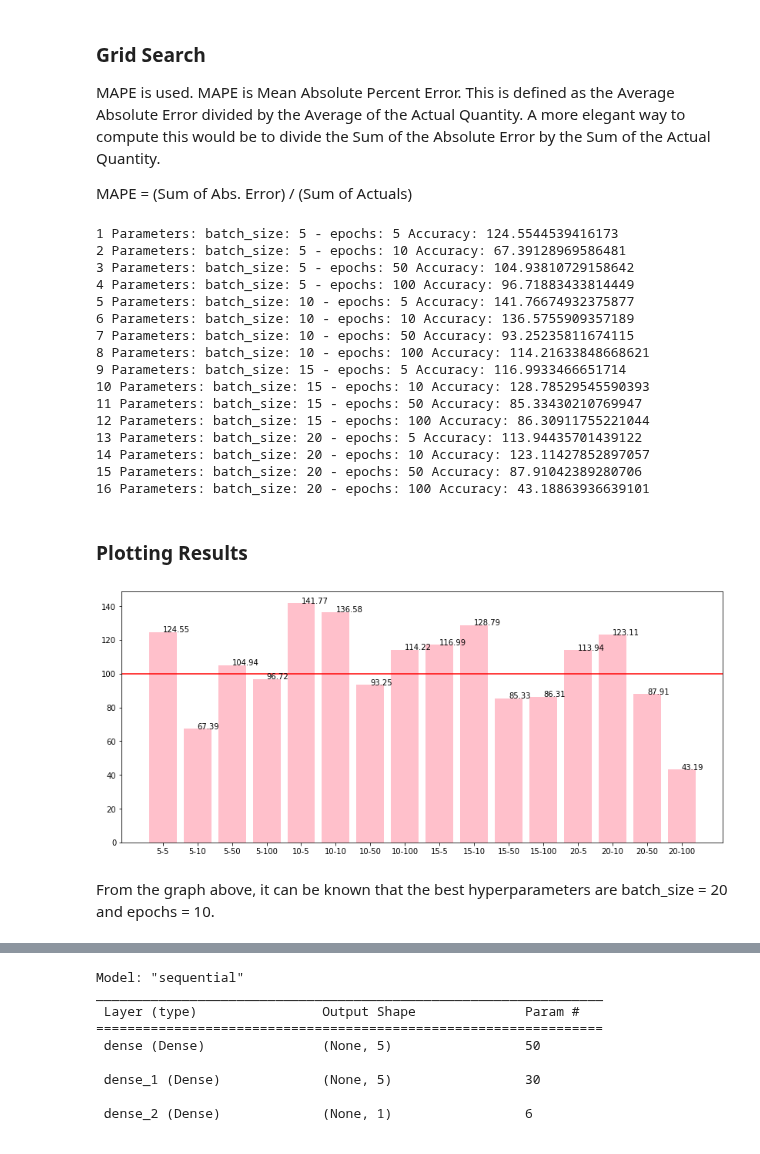
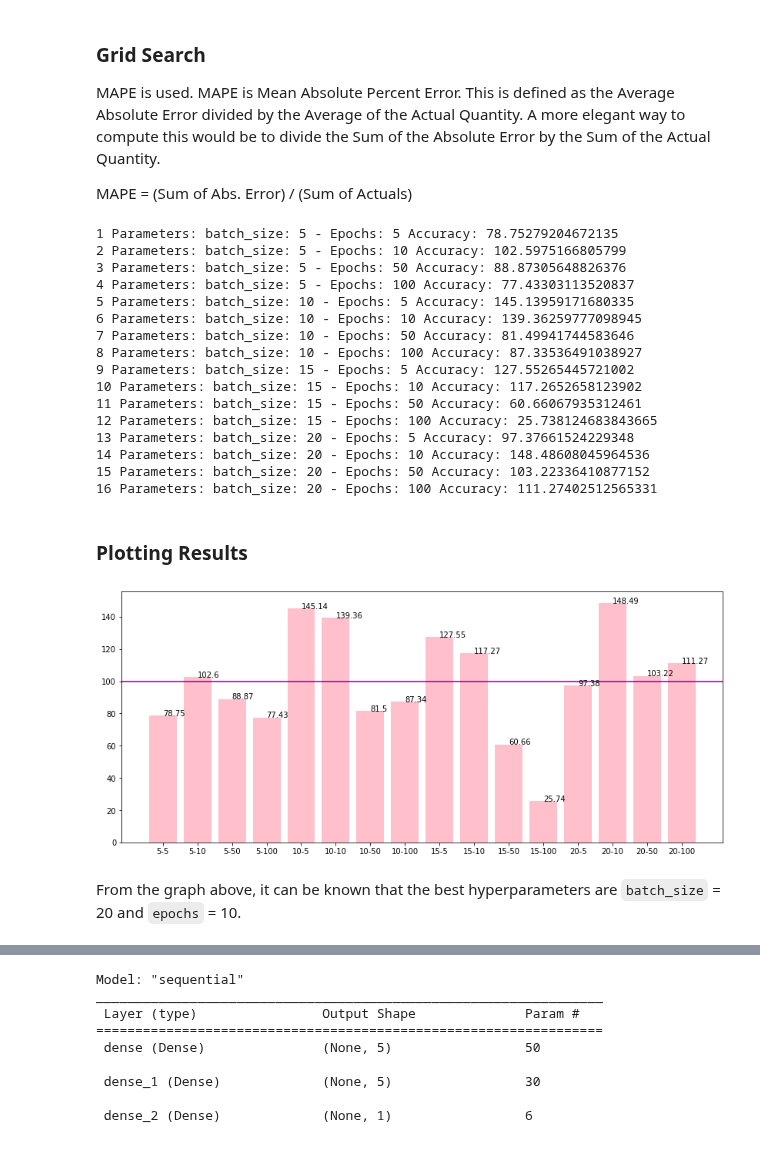
Before and after one commit to lianaling/bike-rental-forecast, a Jupyter notebook: notebooks/ArtificialNeuralNetworks.ipynb, the cells around one changed output, grey strips where cells are left out. Drawn from its saved outputs; the diff is of its cells as text; code cells hidden in the pictures.

Commit message:
Trained two models

```diff
--- a/notebooks/ArtificialNeuralNetworks.ipynb
+++ b/notebooks/ArtificialNeuralNetworks.ipynb
@@ -125,21 +138,21 @@ MAPE is used. MAPE is Mean Absolute Percent Error. This is defined as the Averag
 
 MAPE = (Sum of Abs. Error) / (Sum of Actuals)
 # %%
-# Defining a function to find the best parameters for ANN
-def FunctionFindBestParams(X_train, y_train, X_test, y_test):
+# Find the best parameters for ANN
+def find_best_params(X_train, y_train, X_test, y_test):
 
     # Defining the list of hyper parameters to try
     batch_size_list = [5, 10, 15, 20]
     epoch_list = [5, 10, 50, 100]
 
-    SearchResultsData=pd.DataFrame(columns=['TrialNumber', 'Parameters', 'Accuracy'])
+    results = pd.DataFrame(columns=['trial_num', 'param', 'accuracy'])
 
-    # initializing the trials
-    trial_number=0
+    # Initialising the trials
+    trial_number = 0
     for batch_size_trial in batch_size_list:
         for epochs_trial in epoch_list:
             trial_number += 1
-            # create ANN model
+            # Create ANN model
             model = Sequential()
 
             # Defining the first layer of the model
@@ -159,30 +172,30 @@ def FunctionFindBestParams(X_train, y_train, X_test, y_test):
 
             MAPE = np.mean(100 * (np.abs(y_test-model.predict(X_test))/y_test))
 
-            # printing the results of the current iteration
-            print(trial_number, 'Parameters:','batch_size:', batch_size_trial,'-', 'epochs:',epochs_trial, 'Accuracy:', 100 - MAPE)
+            # Printing the results of the current iteration
+            print(trial_number, 'Parameters:','batch_size:', batch_size_trial,'-', 'Epochs:',epochs_trial, 'Accuracy:', 100 - MAPE)
 
-            SearchResultsData = SearchResultsData.append(pd.DataFrame(data=[[trial_number, str(batch_size_trial)+'-'+str(epochs_trial), 100-MAPE]], columns=['TrialNumber', 'Parameters', 'Accuracy'] ))
+            results = results.append(pd.DataFrame(data=[[trial_number, str(batch_size_trial)+'-'+str(epochs_trial), 100-MAPE]], columns=['trial_num', 'param', 'accuracy'] ))
 
-    return(SearchResultsData)
+    return(results)
 
-ResultsData = FunctionFindBestParams(X_train_no_trans, y_train_no_trans, X_test_no_trans, y_test_no_trans)
+results_no = find_best_params(X_train_no_trans, y_train_no_trans, X_test_no_trans, y_test_no_trans)
 # %% [output]
-1 Parameters: batch_size: 5 - epochs: 5 Accuracy: 124.5544539416173
-2 Parameters: batch_size: 5 - epochs: 10 Accuracy: 67.39128969586481
-3 Parameters: batch_size: 5 - epochs: 50 Accuracy: 104.93810729158642
-4 Parameters: batch_size: 5 - epochs: 100 Accuracy: 96.71883433814449
-5 Parameters: batch_size: 10 - epochs: 5 Accuracy: 141.76674932375877
-6 Parameters: batch_size: 10 - epochs: 10 Accuracy: 136.5755909357189
-7 Parameters: batch_size: 10 - epochs: 50 Accuracy: 93.25235811674115
-8 Parameters: batch_size: 10 - epochs: 100 Accuracy: 114.21633848668621
-9 Parameters: batch_size: 15 - epochs: 5 Accuracy: 116.9933466651714
-10 Parameters: batch_size: 15 - epochs: 10 Accuracy: 128.78529545590393
-11 Parameters: batch_size: 15 - epochs: 50 Accuracy: 85.33430210769947
-12 Parameters: batch_size: 15 - epochs: 100 Accuracy: 86.30911755221044
-13 Parameters: batch_size: 20 - epochs: 5 Accuracy: 113.94435701439122
-14 Parameters: batch_size: 20 - epochs: 10 Accuracy: 123.11427852897057
-15 Parameters: batch_size: 20 - epochs: 50 Accuracy: 87.91042389280706
-16 Parameters: batch_size: 20 - epochs: 100 Accuracy: 43.18863936639101
+1 Parameters: batch_size: 5 - Epochs: 5 Accuracy: 78.75279204672135
+2 Parameters: batch_size: 5 - Epochs: 10 Accuracy: 102.5975166805799
+3 Parameters: batch_size: 5 - Epochs: 50 Accuracy: 88.87305648826376
+4 Parameters: batch_size: 5 - Epochs: 100 Accuracy: 77.43303113520837
+5 Parameters: batch_size: 10 - Epochs: 5 Accuracy: 145.13959171680335
+6 Parameters: batch_size: 10 - Epochs: 10 Accuracy: 139.36259777098945
+7 Parameters: batch_size: 10 - Epochs: 50 Accuracy: 81.49941744583646
+8 Parameters: batch_size: 10 - Epochs: 100 Accuracy: 87.33536491038927
+9 Parameters: batch_size: 15 - Epochs: 5 Accuracy: 127.55265445721002
+10 Parameters: batch_size: 15 - Epochs: 10 Accuracy: 117.2652658123902
+11 Parameters: batch_size: 15 - Epochs: 50 Accuracy: 60.66067935312461
+12 Parameters: batch_size: 15 - Epochs: 100 Accuracy: 25.738124683843665
+13 Parameters: batch_size: 20 - Epochs: 5 Accuracy: 97.37661524229348
+14 Parameters: batch_size: 20 - Epochs: 10 Accuracy: 148.48608045964536
+15 Parameters: batch_size: 20 - Epochs: 50 Accuracy: 103.22336410877152
+16 Parameters: batch_size: 20 - Epochs: 100 Accuracy: 111.27402512565331
 # %% [markdown]
 ### Plotting Results
@@ -194,16 +202,15 @@ ResultsData = FunctionFindBestParams(X_train_no_trans, y_train_no_trans, X_test_
 # %%
-# ResultsData.plot(x='Parameters', y='Accuracy', figsize=(15,4), kind='line')
+def plot_bar_chart(results):
+    plt.figure(figsize=(14,6))
+    plt.bar(results['param'], height=results['accuracy'], color='pink')
+    plt.axhline(y=100, color='purple', linestyle='-')
+    for a, b in zip([x for x in range(len(results['accuracy']))], round(results['accuracy'], 2)):
+        plt.text(a, b, str(b), color='black')
+    plt.show()
 
-
-# plt.show()
-
-plt.figure(figsize=(14,6))
-plt.bar(ResultsData['Parameters'], height=ResultsData['Accuracy'], color='pink')
-plt.axhline(y=100, color='r', linestyle='-')
-for a, b in zip([x for x in range(len(ResultsData['Accuracy']))], round(ResultsData['Accuracy'], 2)):
-    plt.text(a, b, str(b), color='black')
+plot_bar_chart(results_no)
 # %% [output]
-[figure, old version]
+[figure, new version]
 # %% [markdown]
-From the graph above, it can be known that the best hyperparameters are batch_size = 20 and epochs = 10.
+From the graph above, it can be known that the best hyperparameters are `batch_size` = 20 and `epochs` = 10.
 # %%
```
Also changed, not shown: parts of 18 cells of this notebook.
